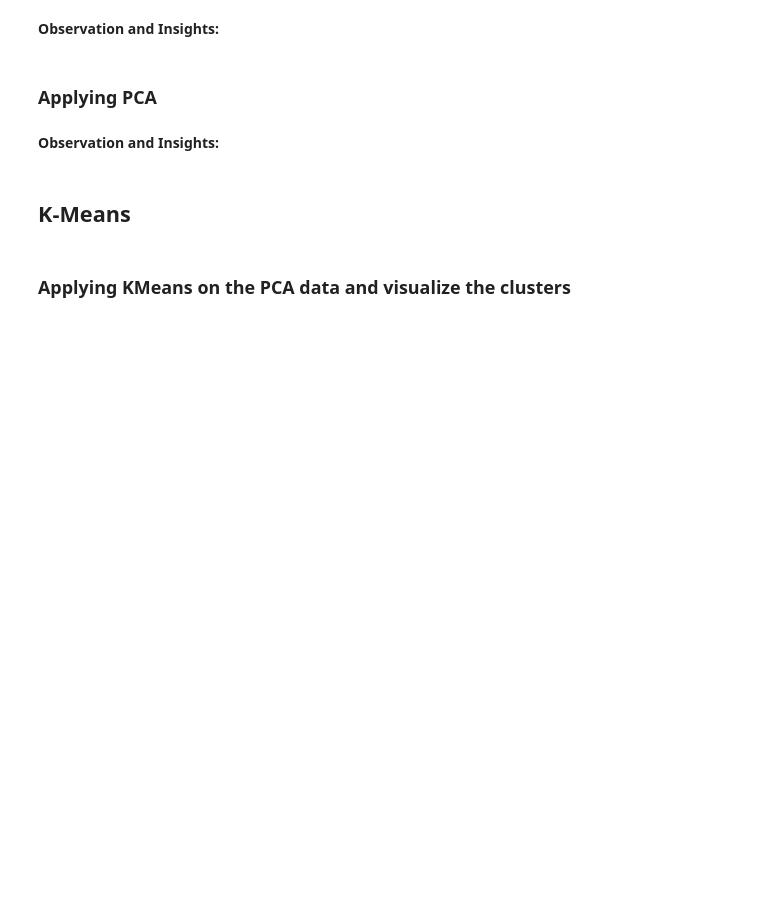
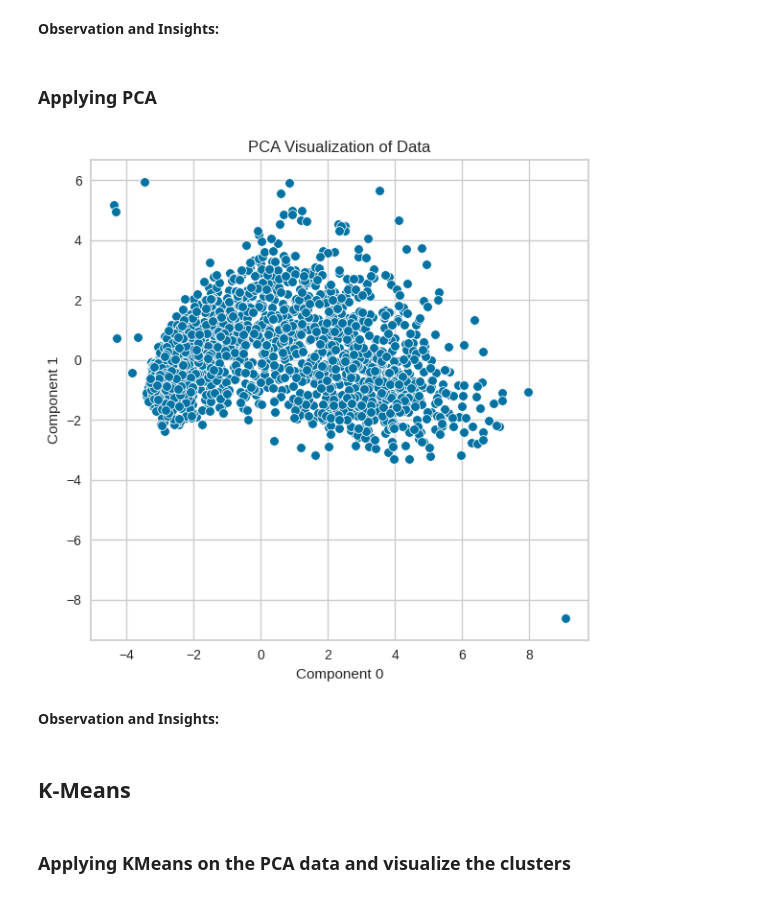
Before and after one commit to marijamaik/marketing-campaign-analysis, a Jupyter notebook: marketing_campaign_analysis.ipynb, the cells around one changed output. Saved outputs shown, nothing was run; the diff lists cells and outputs as text; code cells hidden in the pictures; blank space fills up the shorter version.

```diff
--- a/marketing_campaign_analysis.ipynb
+++ b/marketing_campaign_analysis.ipynb
@@ -715,6 +752,25 @@ plt.show()
 **Observation and Insights:**
 # %% [markdown]
 ### **Applying PCA**
+# %%
+# Defining the number of principal components to generate
+n = data_model.shape[1]
+pca = PCA(n_components = n, random_state = 1)
+data_pca = pd.DataFrame(pca.fit_transform(df_scaled))
+
+# The percentage of variance explained by each principal component is stored
+exp_var = pca.explained_variance_ratio_
+# %%
+# Scatter plot for two components
+plt.figure(figsize = (6, 6))
+sns.scatterplot(x = 0, y = 1, data = data_pca)
+plt.title('PCA Visualization of Data')
+plt.xlabel('Component 0')
+plt.ylabel('Component 1')
+plt.tight_layout()
+plt.show()
+# %% [output]
+[figure, added]
 # %% [markdown]
 **Observation and Insights:**
 # %% [markdown]
```
Also changed, not shown: parts of 6 cells of this notebook.
